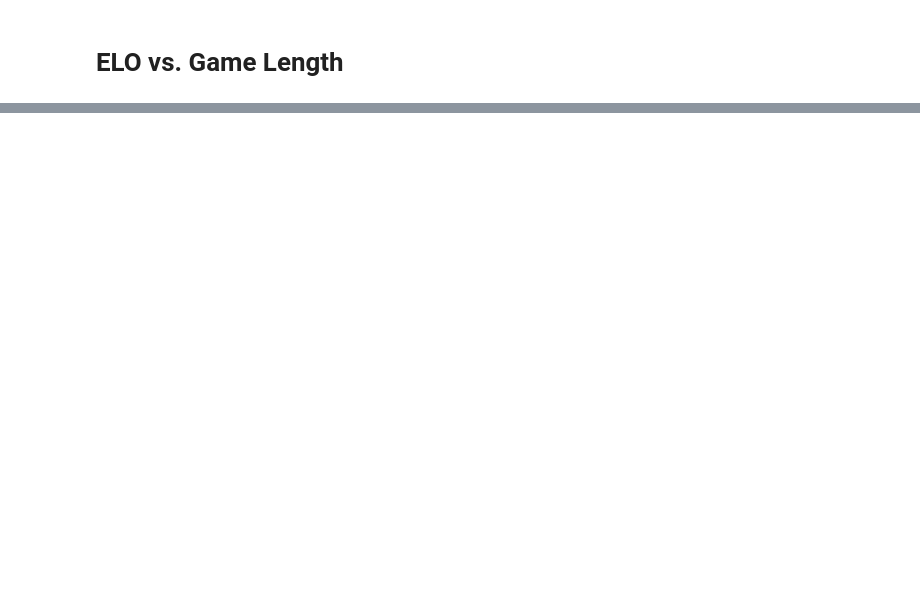
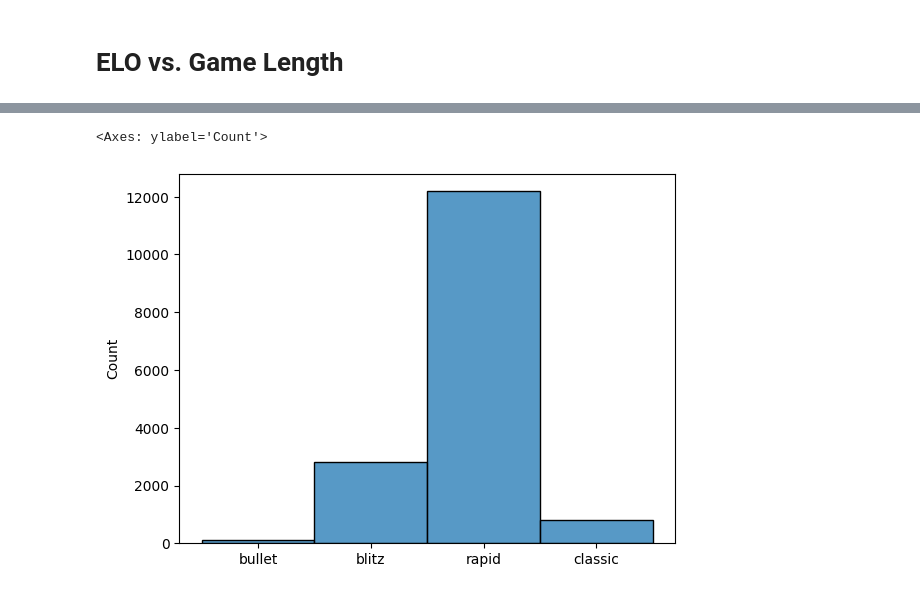
Before and after one commit to T-hawk/chess-ds-final, a Jupyter notebook: kahlil-notebook.ipynb, the cells around one changed output, grey strips where cells are left out. Saved outputs shown, nothing was run; the diff lists cells and outputs as text; code cells hidden in the pictures; blank space fills up the shorter version.

```diff
--- a/kahlil-notebook.ipynb
+++ b/kahlil-notebook.ipynb
@@ -184,0 +277,22 @@ Average number of turns
+# %%
+# Set Game Type
+#Bullet – under 3 minutes
+#Blitz – 3 to 8 minutes
+#Rapid – 8 to 25 minutes
+#Classical – 25+ minutes
+chess_data['game_type'] = [int(_.split('+')[0]) for _ in chess_data['increment_code']]
+type_map = {}
+for i in range(0,chess_data['game_type'].max()+1):
+    if i <= 3:
+        type_map[i] = 0
+    elif i <= 8:
+        type_map[i] = 1
+    elif i<= 25:
+        type_map[i] = 2
+    else:
+        type_map[i] = 3
+chess_data['game_type'] = chess_data['game_type'].map(type_map)
+sns.histplot(pd.Categorical(chess_data['game_type'].map({0:'bullet',1:'blitz',2:'rapid',3:'classic'}),categories=['bullet','blitz','rapid','classic'],ordered=True))
+# %% [output]
+<Axes: ylabel='Count'>
+[figure, added]
```
Also changed, not shown: parts of 15 cells of this notebook, 3 other files.
